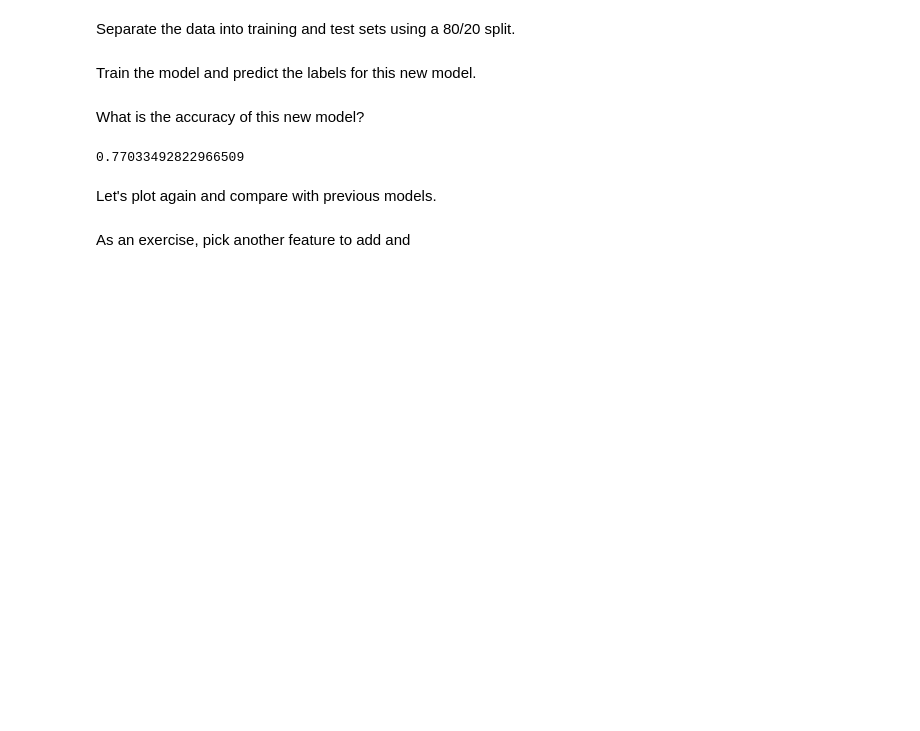
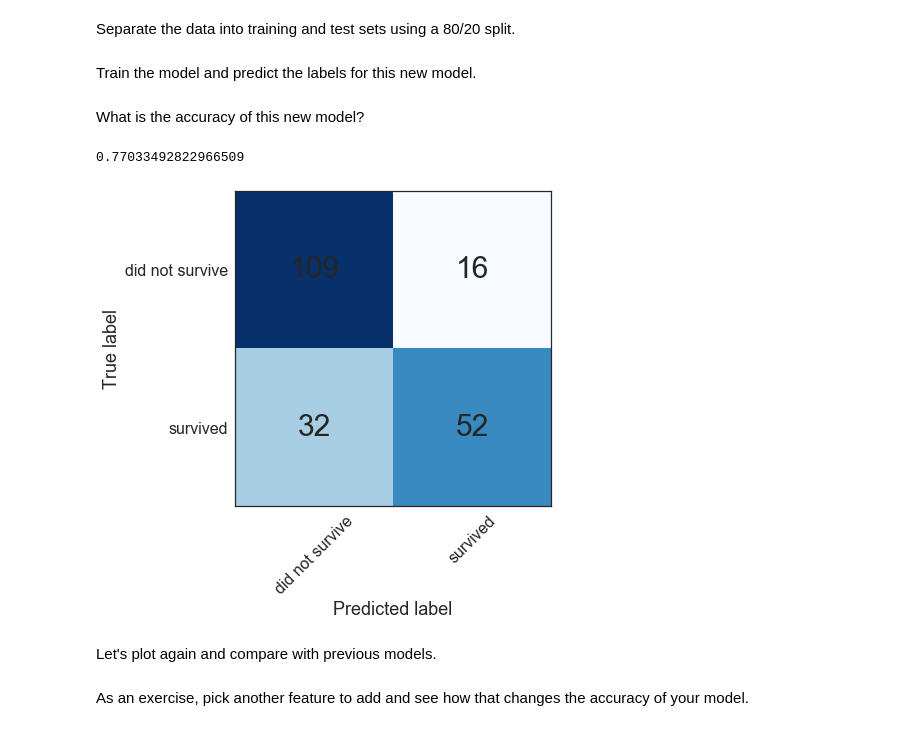
Before and after one commit to marijavlajic/code-university-ml-workshop, a Jupyter notebook: ML Workshop Part 2 - Logistic Regression.ipynb, the cells around one changed output. Cells and saved outputs as stored; diff of their text form; code cells hidden in the pictures; blank space fills up the shorter version.

```diff
--- a/ML Workshop Part 2 - Logistic Regression.ipynb
+++ b/ML Workshop Part 2 - Logistic Regression.ipynb
@@ -112,9 +122,13 @@ What is the accuracy of this new model?
 accuracy_score(y_test, y_pred)
 # %% [output]
 0.77033492822966509
+# %%
+plot_confusion_matrix(y_test, y_pred)
+# %% [output]
+[figure, added]
 # %% [markdown]
 Let's plot again and compare with previous models.
 # %%
 # TODO
 # %% [markdown]
-As an exercise, pick another feature to add and
+As an exercise, pick another feature to add and see how that changes the accuracy of your model.
```
Also changed, not shown: parts of 13 cells of this notebook.
